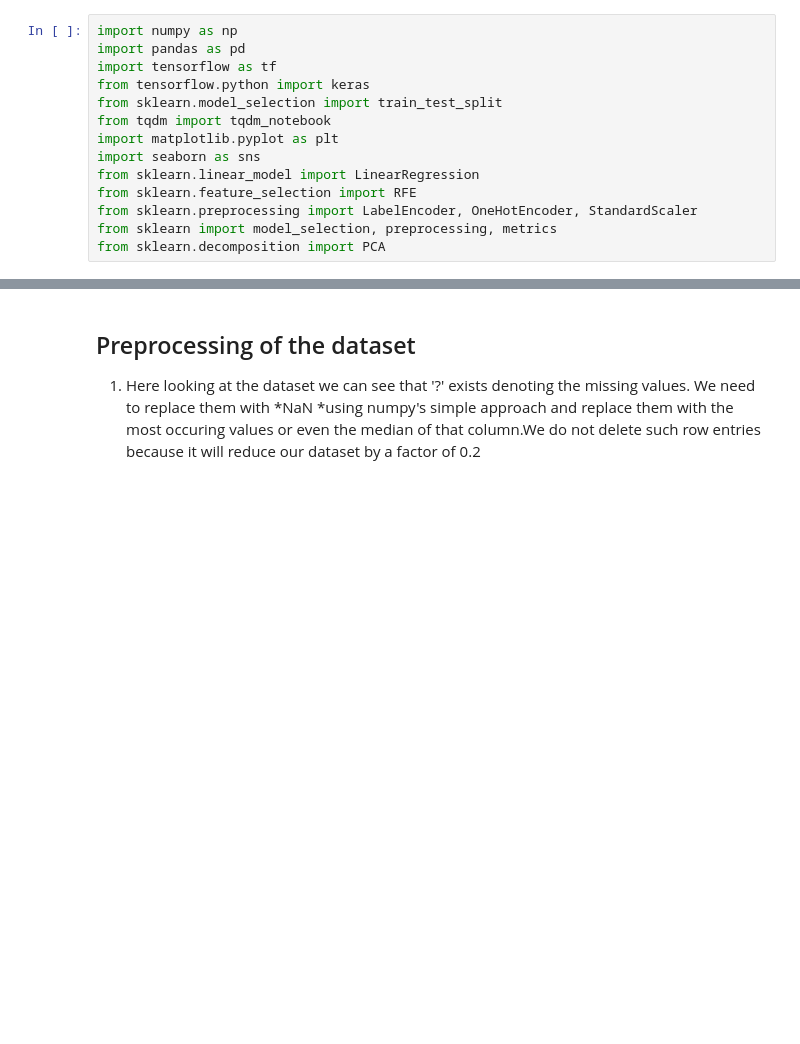
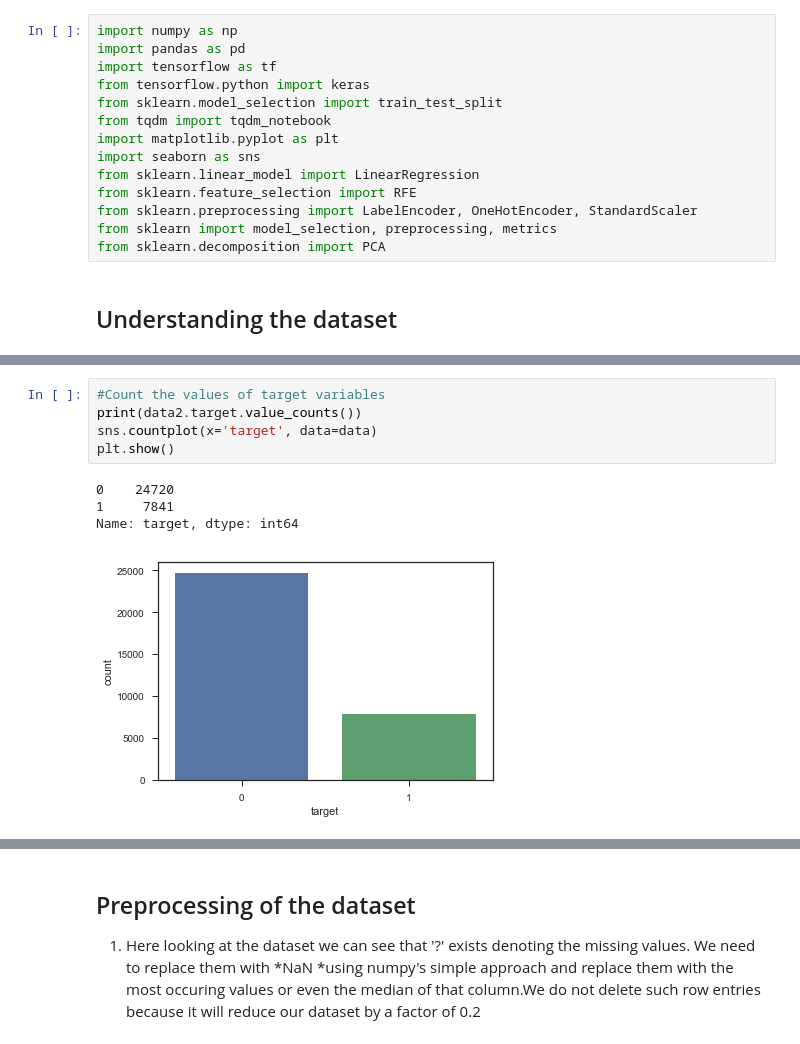
Before and after one commit to matam997/machinelearning, a Jupyter notebook: day8/adult dataset/Capstone project.ipynb, the cells around one changed output, grey strips where cells are left out. Saved outputs shown, nothing was run; the diff lists cells and outputs as text; blank space fills up the shorter version.

```diff
--- a/day8/adult dataset/Capstone project.ipynb
+++ b/day8/adult dataset/Capstone project.ipynb
@@ -43,6 +43,8 @@ from sklearn.feature_selection import RFE
 from sklearn.preprocessing import LabelEncoder, OneHotEncoder, StandardScaler
 from sklearn import model_selection, preprocessing, metrics
 from sklearn.decomposition import PCA
+# %% [markdown]
+## Understanding the dataset
 # %%
 data2=pd.read_csv("adult.csv",names=['age','workclass','fnlwgt','education','education-num','marital-status','occupation','relationship','race','sex','capital-gain','capital-loss','hours-per-week','native-country','target'])
 data2.head(5) # returns five columns from dataset as shown below
@@ -57,3 +59,13 @@ data2.head(5) # returns five columns from dataset as shown below
 #### The below table contains the descriptive statistics that summarize the central tendency, dispersion and shape of a dataset’s distribution, excluding NaN values.
 
 ![alt text](Screenshot1.png)
+# %%
+#Count the values of target variables
+print(data2.target.value_counts())
+sns.countplot(x='target', data=data)
+plt.show()
+# %% [output]
+0    24720
+1     7841
+Name: target, dtype: int64
+[figure, added]
```
Also changed, not shown: parts of 12 cells of this notebook.
